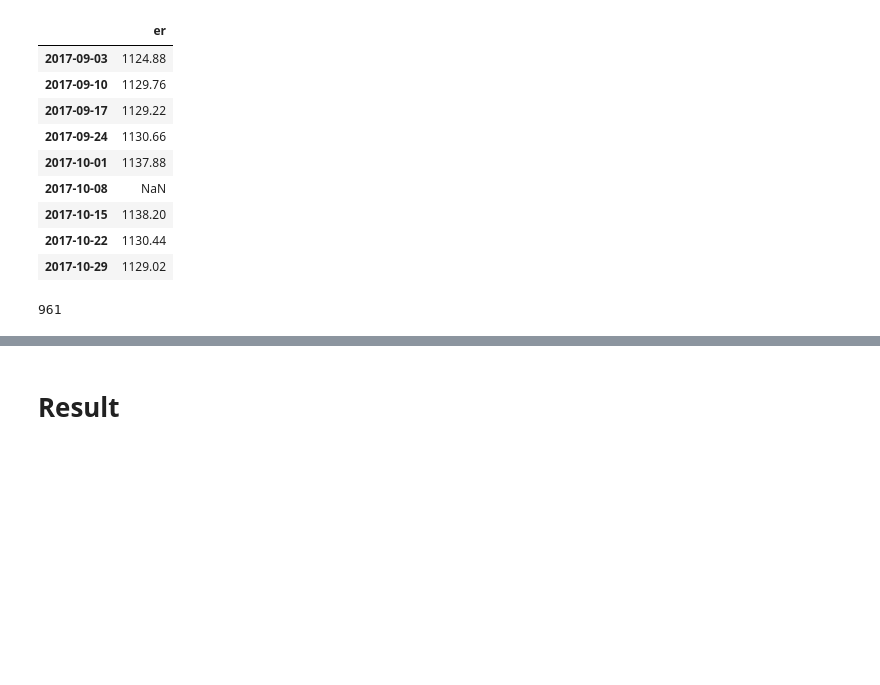
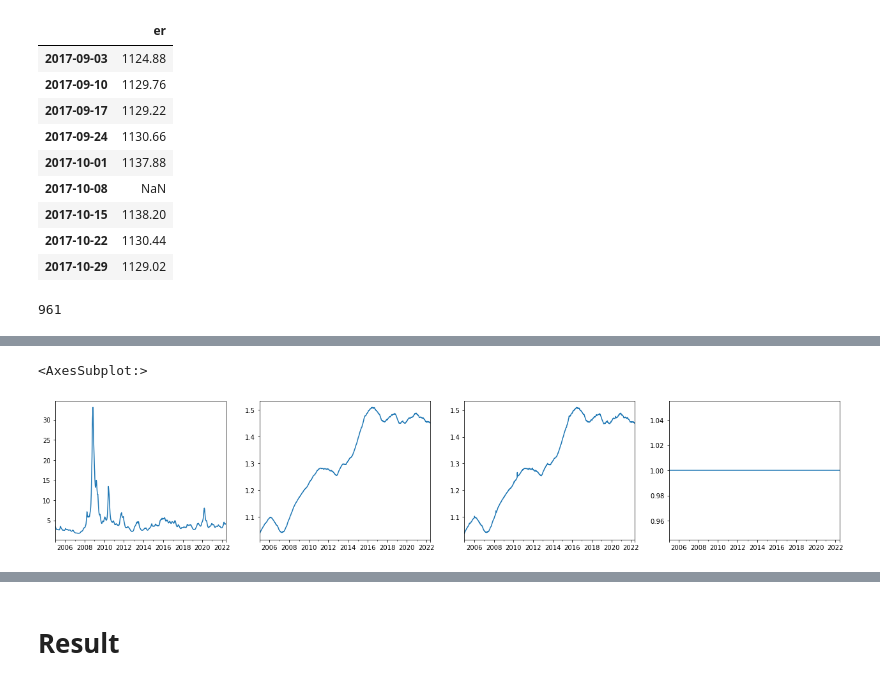
Before and after one commit to hyunchangyi/papers, a Jupyter notebook: ucsv_outlier_svrw_ddtau_nontransform.ipynb, the cells around one changed output, grey strips where cells are left out. Cells and saved outputs as stored; diff of their text form; code cells hidden in the pictures; blank space fills up the shorter version.

```diff
--- a/ucsv_outlier_svrw_ddtau_nontransform.ipynb
+++ b/ucsv_outlier_svrw_ddtau_nontransform.ipynb
@@ -374,0 +384,24 @@ for idraw in range(n_draws):
+# %%
+# Rescale so that things are in units of y
+scaled_draws = [tau_draws, dtau_draws, sigma_dtau_draws, sigma_eps_draws, sigma_total_eps_draws]
+for draws in scaled_draws:
+    draws = draws*scale_y
+
+tau_draws = pd.DataFrame(tau_draws, columns=data.index)
+dtau_draws = pd.DataFrame(dtau_draws, columns=data.index)
+sigma_dtau_draws = pd.DataFrame(sigma_dtau_draws, columns=data.index)
+sigma_eps_draws = pd.DataFrame(sigma_eps_draws, columns=data.index)
+sigma_total_eps_draws = pd.DataFrame(sigma_total_eps_draws, columns=data.index)
+scl_eps_draws = pd.DataFrame(scl_eps_draws, columns=data.index)
+theta = pd.DataFrame({'eps':g_eps_draws, 'dtau':g_dtau_draws, 'ps':ps_draws})
+ps_draws = pd.Series(ps_draws)
+# %%
+fig, ax = plt.subplots(1, 4, figsize=(22, 4))
+
+sigma_dtau_draws.loc[10000:, :].median(axis=0).loc['2005':].plot(ax=ax[0])
+sigma_eps_draws.loc[10000:, :].median(axis=0).loc['2005':].plot(ax=ax[1])
+sigma_total_eps_draws.loc[10000:, :].median(axis=0).loc['2005':].plot(ax=ax[2])
+scl_eps_draws.loc[10000:, :].median(axis=0).loc['2005':].plot(ax=ax[3])
+# %% [output]
+<AxesSubplot:>
+[figure, added]
```
Also changed, not shown: parts of 9 cells of this notebook.
